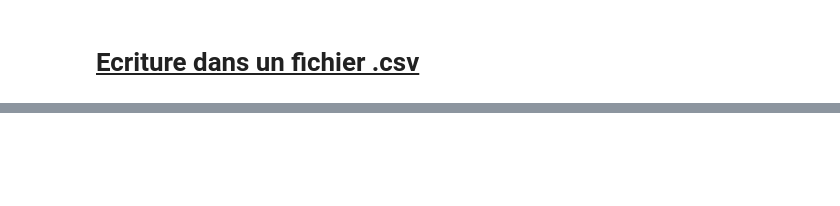
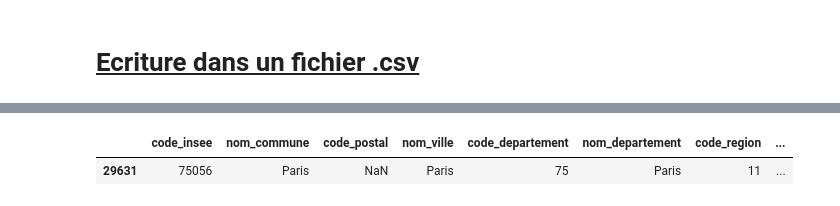
Before and after one commit to vimchun/Job-Market-in-France, a Jupyter notebook: notebooks/create_csv_codes__city_departement_region.ipynb, the cells around one changed output, grey strips where cells are left out. Cells and saved outputs as stored; diff of their text form; code cells hidden in the pictures; blank space fills up the shorter version.

```diff
--- a/notebooks/create_csv_codes__city_departement_region.ipynb
+++ b/notebooks/create_csv_codes__city_departement_region.ipynb
@@ -404,3 +428,8 @@ df_merge[df_merge.code_insee == "14654"]
+# %%
+df_merge[df_merge.code_insee == "75056"]
+# %% [output]
+|  | code_insee | nom_commune | code_postal | nom_ville | code_departement | nom_departement | code_region | ... |
+| 29631 | 75056 | Paris | NaN | Paris | 75 | Paris | 11 | ... |
 # %%
 df
 # %% [output]
```
Also changed, not shown: parts of 11 cells of this notebook.
